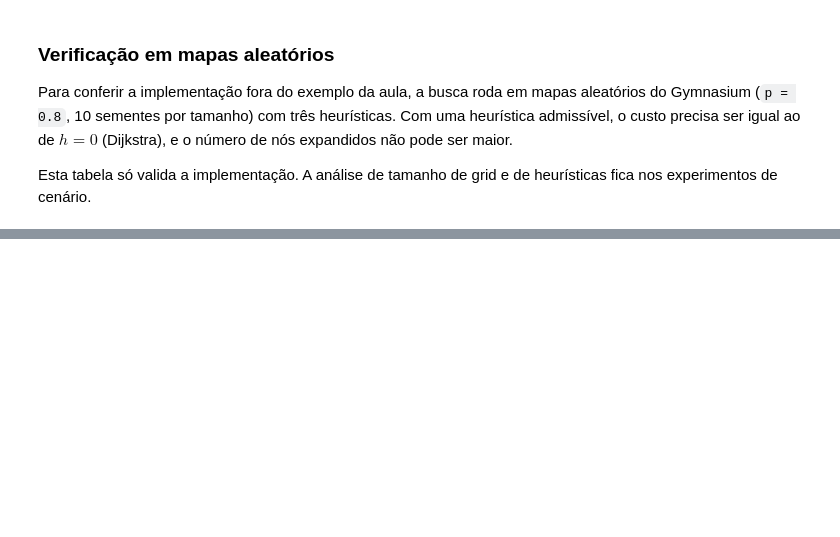
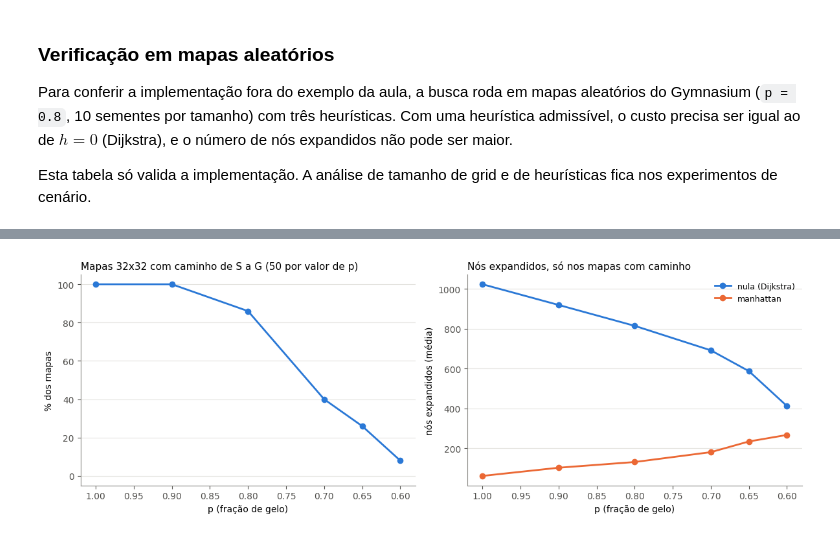
Before and after one commit to ctrindadedev/game-ai-lab, a Jupyter notebook: FrozenLake/frozenlake_astar.ipynb, the cells around one changed output, grey strips where cells are left out. Saved outputs shown, nothing was run; the diff lists cells and outputs as text; code cells hidden in the pictures; blank space fills up the shorter version.

```diff
--- a/FrozenLake/frozenlake_astar.ipynb
+++ b/FrozenLake/frozenlake_astar.ipynb
@@ -204,0 +399,24 @@ Os 40 mapas passam nas três verificações (caminho válido, custo igual ao de
+# %%
+P_LIVRE = [1.0, 0.9, 0.8, 0.7, 0.65, 0.6]
+N_MAPAS_DENS = 50
+
+linhas = []
+for p in P_LIVRE:
+    for k in range(N_MAPAS_DENS):
+        mapa = montar_mapa(32, p_livre=p, semente=SEMENTE * 1000 + k)
+        for linha in rodar(mapa, {"nula (Dijkstra)": heuristica_nula, "manhattan": manhattan}):
+            linhas.append({"p": p, "mapa": k, **linha})
+
+df_dens = pd.DataFrame(linhas)
+com_caminho = df_dens[df_dens.encontrou]
+so_manh = com_caminho[com_caminho.heuristica == "manhattan"].groupby("p")
+so_nula = com_caminho[com_caminho.heuristica == "nula (Dijkstra)"].groupby("p")
+tab_dens = pd.DataFrame({
+    "% com caminho": df_dens[df_dens.heuristica == "manhattan"].groupby("p").encontrou.mean() * 100,
+    "custo médio": so_manh.custo.mean(),
+    "custo / h(S)": so_manh.custo.mean() / 62,
+    "expandidos nula": so_nula.expandidos.mean(),
+    "expandidos manhattan": so_manh.expandidos.mean(),
+}).sort_index(ascending=False).round(2)
+tab_dens["economia da manhattan (%)"] = (100 * (1 - tab_dens["expandidos manhattan"] / tab_dens["expandidos nula"])).round(1)
+tab_dens
@@ -204,0 +432,17 @@ Os 40 mapas passam nas três verificações (caminho válido, custo igual ao de
+# %%
+fig, axes = plt.subplots(1, 2, figsize=(12, 4.2))
+ps = tab_dens.index.to_numpy()
+axes[0].plot(ps, tab_dens["% com caminho"], color="#2a78d6", linewidth=2, marker="o", markersize=6)
+estilo(axes[0], "Mapas 32x32 com caminho de S a G (50 por valor de p)", "p (fração de gelo)", "% dos mapas")
+axes[0].set_ylim(-5, 105)
+d = com_caminho.groupby(["heuristica", "p"], sort=False).expandidos.mean().reset_index().sort_values("p")
+linhas_por_heuristica(axes[1], d, "p", "expandidos", ["nula (Dijkstra)", "manhattan"])
+estilo(axes[1], "Nós expandidos, só nos mapas com caminho", "p (fração de gelo)", "nós expandidos (média)")
+axes[1].legend(frameon=False, fontsize=9)
+for ax in axes:
+    ax.invert_xaxis()
+plt.tight_layout()
+plt.savefig(FIGURAS / "cenario_densidade.png", dpi=150, bbox_inches="tight")
+plt.show()
+# %% [output]
+[figure, added]
```
Also changed, not shown: parts of 24 cells of this notebook, 8 other files.
